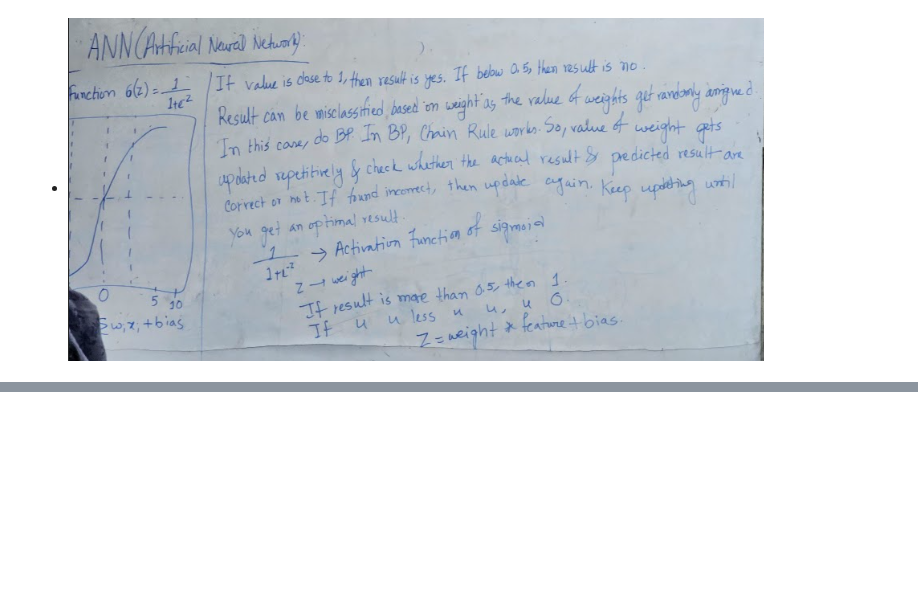
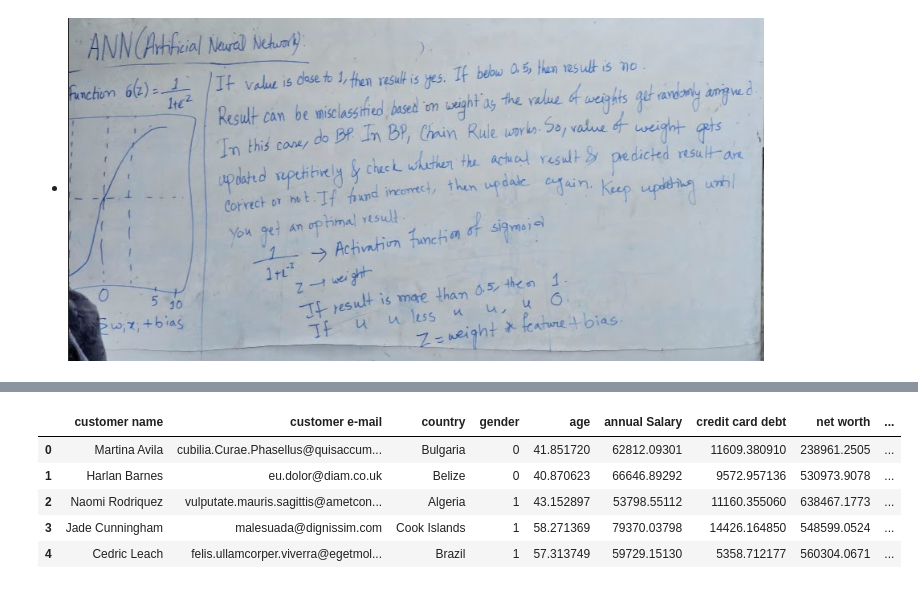
Before and after one commit to shakil1819/CSE442-Machine-Learning-Sessional, a Jupyter notebook: Week 8 - CNN ANN/Car_Purchase.ipynb, the cells around one changed output, grey strips where cells are left out. Saved outputs shown, nothing was run; the diff lists cells and outputs as text; code cells hidden in the pictures; blank space fills up the shorter version.

```diff
--- a/Week 8 - CNN ANN/Car_Purchase.ipynb
+++ b/Week 8 - CNN ANN/Car_Purchase.ipynb
@@ -24,0 +33,11 @@
+# %%
+path = "https://raw.githubusercontent.com/shakil1819/CSE442-Machine-Learning-Sessional/main/Week%208%20-%20CNN%20ANN/car_purchasing.csv"
+df = pd.read_csv(path , encoding='latin-1')
+df.head()
+# %% [output]
+|  | customer name | customer e-mail | country | gender | age | annual Salary | credit card debt | net worth | ... |
+| 0 | Martina Avila | cubilia.Curae.Phasellus@quisaccum... | Bulgaria | 0 | 41.851720 | 62812.09301 | 11609.380910 | 238961.2505 | ... |
+| 1 | Harlan Barnes | eu.dolor@diam.co.uk | Belize | 0 | 40.870623 | 66646.89292 | 9572.957136 | 530973.9078 | ... |
+| 2 | Naomi Rodriquez | vulputate.mauris.sagittis@ametcon... | Algeria | 1 | 43.152897 | 53798.55112 | 11160.355060 | 638467.1773 | ... |
+| 3 | Jade Cunningham | malesuada@dignissim.com | Cook Islands | 1 | 58.271369 | 79370.03798 | 14426.164850 | 548599.0524 | ... |
+| 4 | Cedric Leach | felis.ullamcorper.viverra@egetmol... | Brazil | 1 | 57.313749 | 59729.15130 | 5358.712177 | 560304.0671 | ... |
```
Also changed, not shown: parts of 2 cells of this notebook.
